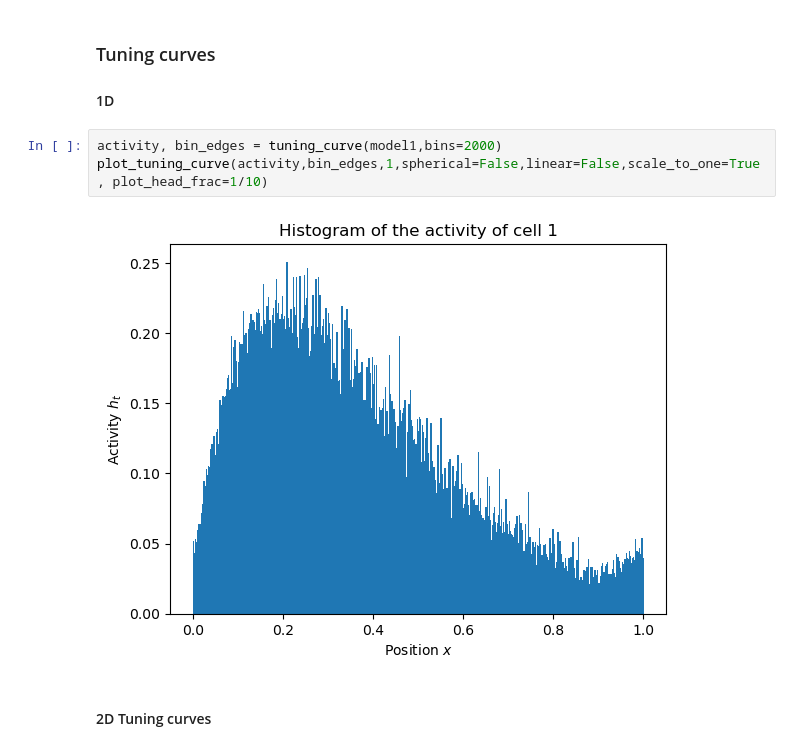
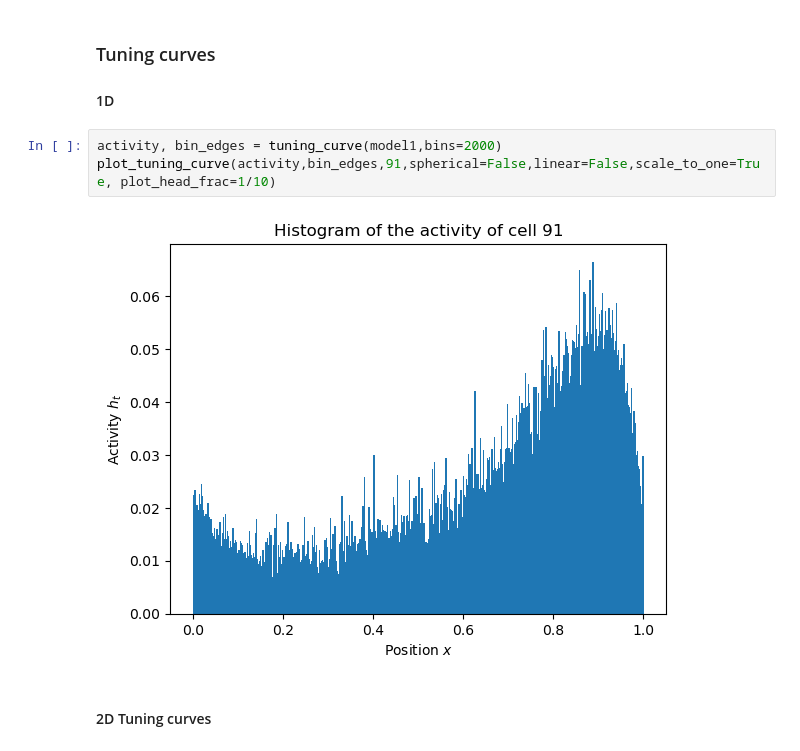
Before and after one commit to bioAI-Oslo/RNN-Adding-Problem-Representations, a Jupyter notebook: notebooks/summer.ipynb, the cells around one changed output. Drawn from its saved outputs; the diff is of its cells as text.

```diff
--- a/notebooks/summer.ipynb
+++ b/notebooks/summer.ipynb
@@ -106,9 +106,9 @@ else:
 #### 1D
 # %%
 activity, bin_edges = tuning_curve(model1,bins=2000)
-plot_tuning_curve(activity,bin_edges,1,spherical=False,linear=False,scale_to_one=True, plot_head_frac=1/10)
+plot_tuning_curve(activity,bin_edges,91,spherical=False,linear=False,scale_to_one=True, plot_head_frac=1/10)
 # %% [output]
-[figure, old version]
+[figure, new version]
 # %% [markdown]
 #### 2D Tuning curves
 # %%
```
Also changed, not shown: parts of 12 cells of this notebook, 1 other file.
